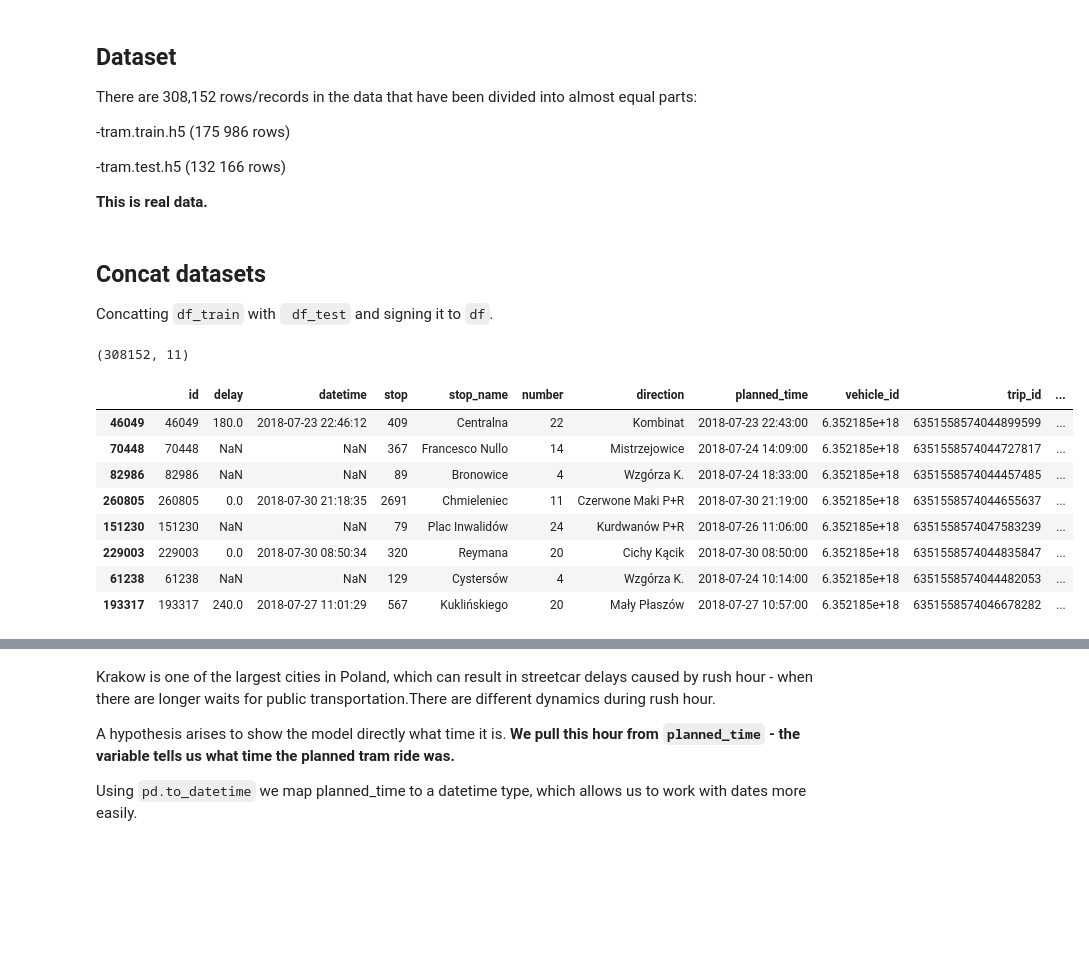
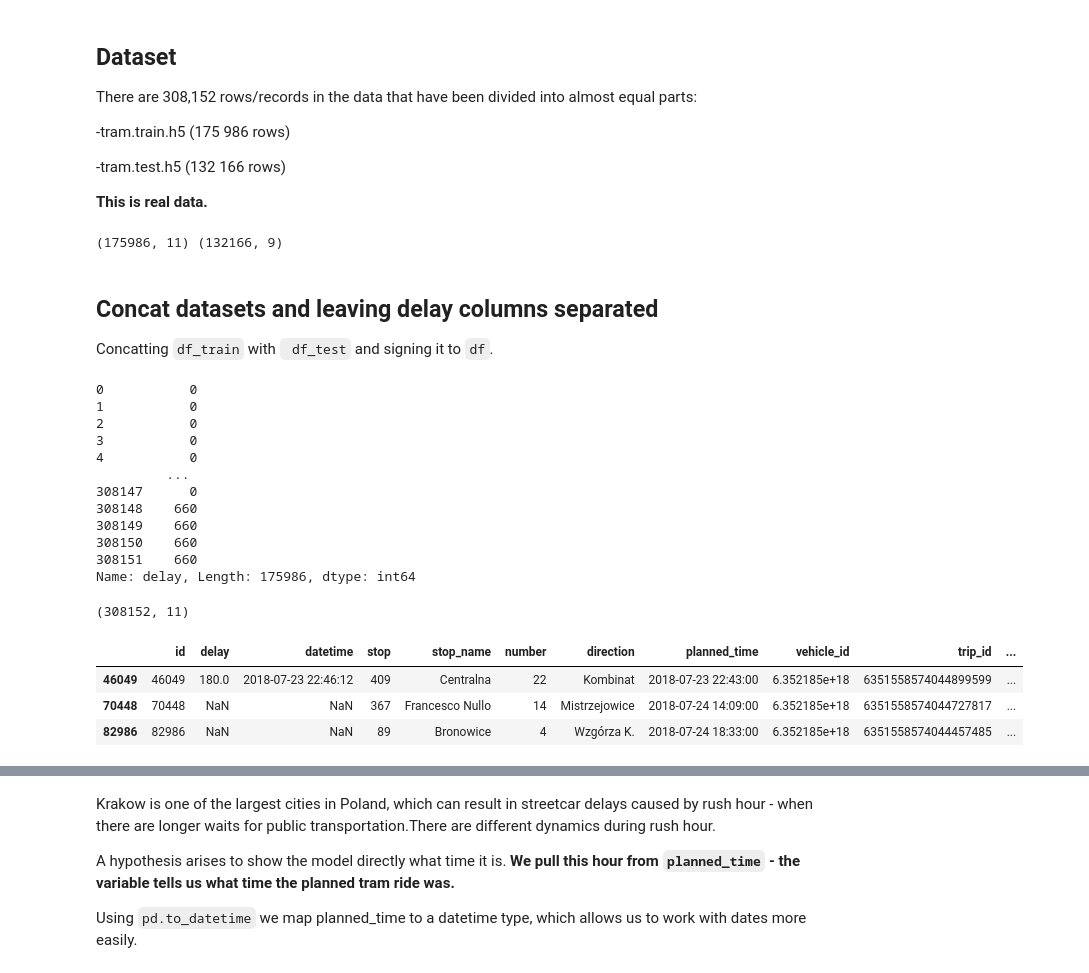
Before and after one commit to SzymonForysiuk/Prediction-of-tram-delays-Cracow, a Jupyter notebook: prediction_of_tram_delays_Cracow.ipynb, the cells around one changed output, grey strips where cells are left out. Drawn from its saved outputs; the diff is of its cells as text; code cells hidden in the pictures; blank space fills up the shorter version.

```diff
--- a/prediction_of_tram_delays_Cracow.ipynb
+++ b/prediction_of_tram_delays_Cracow.ipynb
@@ -17,24 +13,60 @@ np.random.seed(0)
+# %%
+import pandas as pd
+import numpy as np
+import matplotlib.pyplot as plt
+import seaborn as sns
+np.random.seed(0)
+
+from sklearn.metrics import mean_absolute_error
+from sklearn.model_selection import cross_val_score
+
+from sklearn.dummy import DummyRegressor
+import xgboost as xgb
+
+import eli5
+import warnings
+warnings.filterwarnings('ignore')
+
+pd.set_option('display.max_rows', 1000)
+pd.set_option('display.max_columns', 1000)
+pd.set_option('display.width', 1000)
 # %%
 df_train = pd.read_hdf('../input/tram.train.h5')
 df_test = pd.read_hdf('../input/tram.test.h5') #dataset without labels
+
+print(df_train.shape, df_test.shape)
+# %% [output]
+(175986, 11) (132166, 9)
 # %% [markdown]
-## Concat datasets
+## Concat datasets and leaving delay columns separated
 
 Concatting `df_train` with ` df_test` and signing it to `df`.
+# %%
+delay = df_train['delay']
+#df_train.drop('delay', axis=1, inplace=True) #Leaving y label - delay unchanged
+delay
+# %% [output]
+0           0
+1           0
+2           0
+3           0
+4           0
+         ...
+308147      0
+308148    660
+308149    660
+308150    660
+308151    660
+Name: delay, Length: 175986, dtype: int64
 # %%
 df = pd.concat([df_train, df_test])
 df.shape
 # %% [output]
 (308152, 11)
 # %%
-df.sample(8)
+df.sample(3)
 # %% [output]
 |  | id | delay | datetime | stop | stop_name | number | direction | planned_time | vehicle_id | trip_id | ... |
 | 46049 | 46049 | 180.0 | 2018-07-23 22:46:12 | 409 | Centralna | 22 | Kombinat | 2018-07-23 22:43:00 | 6.352185e+18 | 6351558574044899599 | ... |
 | 70448 | 70448 | NaN | NaN | 367 | Francesco Nullo | 14 | Mistrzejowice | 2018-07-24 14:09:00 | 6.352185e+18 | 6351558574044727817 | ... |
 | 82986 | 82986 | NaN | NaN | 89 | Bronowice | 4 | Wzgórza K. | 2018-07-24 18:33:00 | 6.352185e+18 | 6351558574044457485 | ... |
-| 260805 | 260805 | 0.0 | 2018-07-30 21:18:35 | 2691 | Chmieleniec | 11 | Czerwone Maki P+R | 2018-07-30 21:19:00 | 6.352185e+18 | 6351558574044655637 | ... |
-| 151230 | 151230 | NaN | NaN | 79 | Plac Inwalidów | 24 | Kurdwanów P+R | 2018-07-26 11:06:00 | 6.352185e+18 | 6351558574047583239 | ... |
-| 229003 | 229003 | 0.0 | 2018-07-30 08:50:34 | 320 | Reymana | 20 | Cichy Kącik | 2018-07-30 08:50:00 | 6.352185e+18 | 6351558574044835847 | ... |
-| 61238 | 61238 | NaN | NaN | 129 | Cystersów | 4 | Wzgórza K. | 2018-07-24 10:14:00 | 6.352185e+18 | 6351558574044482053 | ... |
-| 193317 | 193317 | 240.0 | 2018-07-27 11:01:29 | 567 | Kuklińskiego | 20 | Mały Płaszów | 2018-07-27 10:57:00 | 6.352185e+18 | 6351558574046678282 | ... |
```
Also changed, not shown: parts of 37 cells of this notebook.
